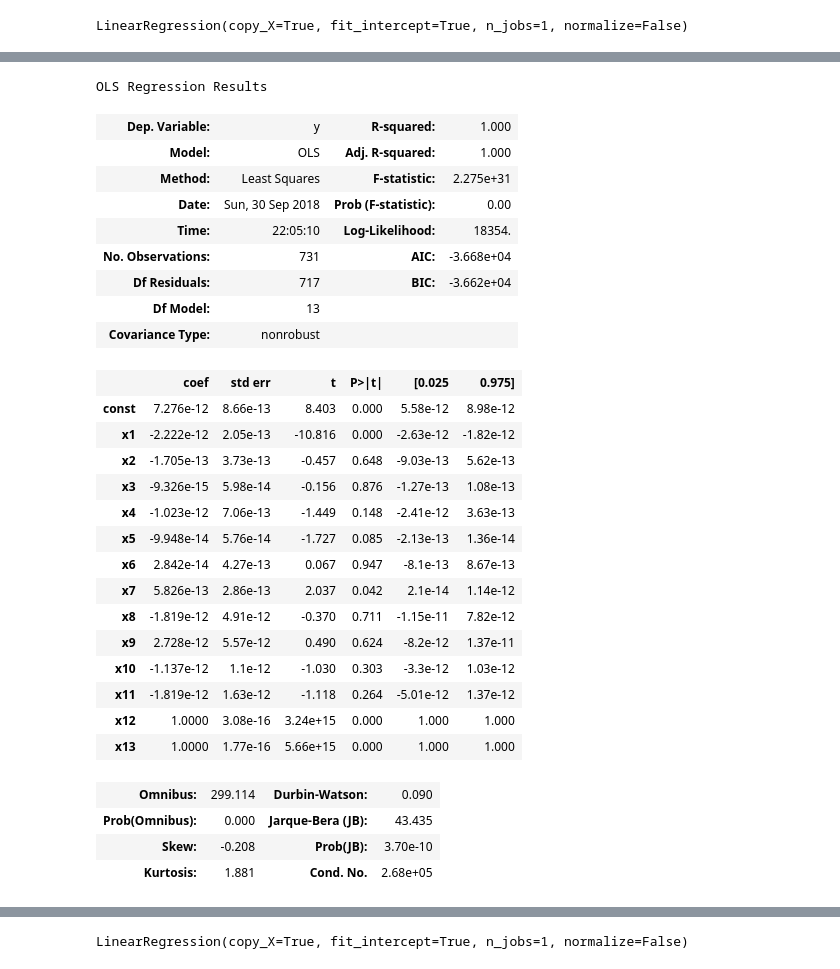
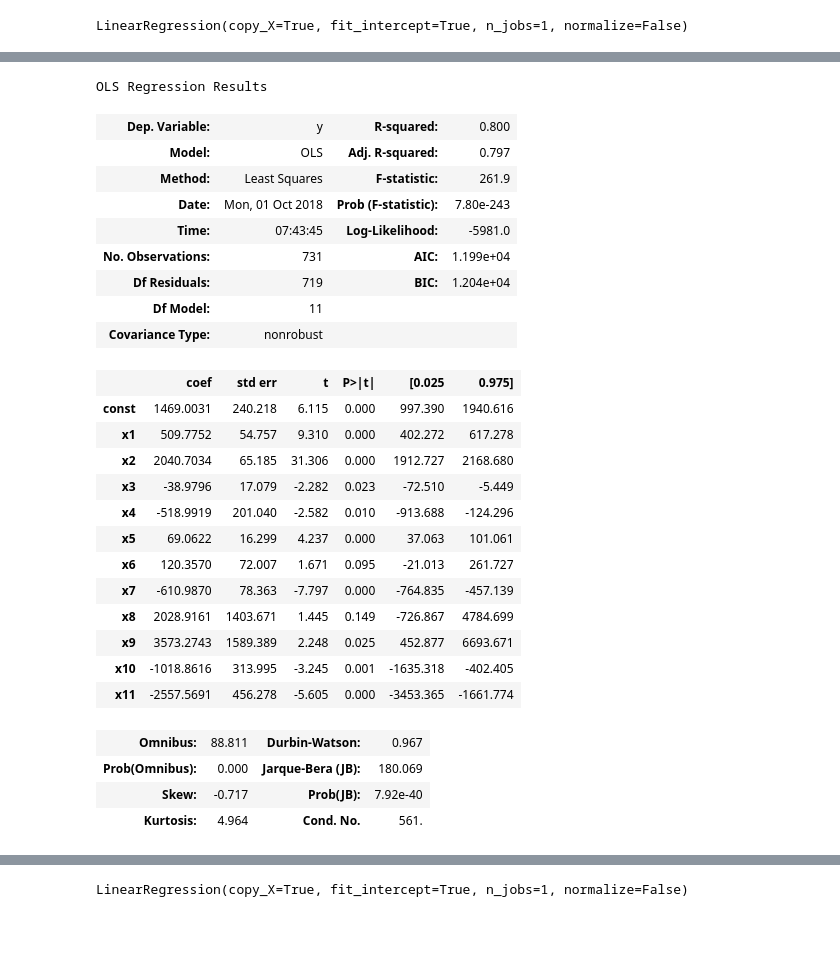
Before and after one commit to mUtterberg/kaggle-projects, a Jupyter notebook: Regressions/BikeShare.ipynb, the cells around one changed output, grey strips where cells are left out. Cells and saved outputs as stored; diff of their text form; code cells hidden in the pictures; blank space fills up the shorter version.

```diff
--- a/Regressions/BikeShare.ipynb
+++ b/Regressions/BikeShare.ipynb
@@ -109,9 +126,9 @@ display(hourly)
 # %% [markdown]
 # Building initial Multiple Linear Regressions
 # %%
-X_day = daily.iloc[:, 2:-1].values
+X_day = daily.iloc[:, 2:-3].values
 y_day = daily.iloc[:, 15].values
-X_hour = hourly.iloc[:, 2:-1].values
+X_hour = hourly.iloc[:, 2:-3].values
 y_hour = hourly.iloc[:, 16].values
 # %%
 X_day_train, X_day_test, y_day_train, y_day_test = train_test_split(X_day, y_day, test_size=0.25)
@@ -147,39 +164,37 @@ print(y_day_test -  y_day_pred)
 # %%
 # Backward elimination on daily dataset
 X_day = np.append(arr = np.ones((731,1)).astype(int), values = X_day, axis = 1)
-X_opt = X_day[:, [0, 1, 2, 3, 4, 5, 6, 7, 8, 9, 10, 11, 12, 13]]
+X_opt = X_day[:, [0, 1, 2, 3, 4, 5, 6, 7, 8, 9, 10, 11]]
 regressor_OLS = sm.OLS(endog = y_day, exog = X_opt).fit()
 regressor_OLS.summary()
 # Remove independent variables with P-value > .05:
-# Keep columns 0, 1, 7, 12, 13
+# Drop indices 6 & 8
 # %% [output]
 OLS Regression Results
-| Dep. Variable: | y | R-squared: | 1.000 |
-| Model: | OLS | Adj. R-squared: | 1.000 |
-| Method: | Least Squares | F-statistic: | 2.275e+31 |
-| Date: | Sun, 30 Sep 2018 | Prob (F-statistic): | 0.00 |
-| Time: | 22:05:10 | Log-Likelihood: | 18354. |
-| No. Observations: | 731 | AIC: | -3.668e+04 |
-| Df Residuals: | 717 | BIC: | -3.662e+04 |
-| Df Model: | 13 |  |  |
+| Dep. Variable: | y | R-squared: | 0.800 |
+| Model: | OLS | Adj. R-squared: | 0.797 |
+| Method: | Least Squares | F-statistic: | 261.9 |
+| Date: | Mon, 01 Oct 2018 | Prob (F-statistic): | 7.80e-243 |
+| Time: | 07:43:45 | Log-Likelihood: | -5981.0 |
+| No. Observations: | 731 | AIC: | 1.199e+04 |
+| Df Residuals: | 719 | BIC: | 1.204e+04 |
+| Df Model: | 11 |  |  |
 | Covariance Type: | nonrobust |  |  |
 |  | coef | std err | t | P>|t| | [0.025 | 0.975] |
-| const | 7.276e-12 | 8.66e-13 | 8.403 | 0.000 | 5.58e-12 | 8.98e-12 |
-| x1 | -2.222e-12 | 2.05e-13 | -10.816 | 0.000 | -2.63e-12 | -1.82e-12 |
-| x2 | -1.705e-13 | 3.73e-13 | -0.457 | 0.648 | -9.03e-13 | 5.62e-13 |
-| x3 | -9.326e-15 | 5.98e-14 | -0.156 | 0.876 | -1.27e-13 | 1.08e-13 |
-| x4 | -1.023e-12 | 7.06e-13 | -1.449 | 0.148 | -2.41e-12 | 3.63e-13 |
-| x5 | -9.948e-14 | 5.76e-14 | -1.727 | 0.085 | -2.13e-13 | 1.36e-14 |
-| x6 | 2.842e-14 | 4.27e-13 | 0.067 | 0.947 | -8.1e-13 | 8.67e-13 |
-| x7 | 5.826e-13 | 2.86e-13 | 2.037 | 0.042 | 2.1e-14 | 1.14e-12 |
-| x8 | -1.819e-12 | 4.91e-12 | -0.370 | 0.711 | -1.15e-11 | 7.82e-12 |
-| x9 | 2.728e-12 | 5.57e-12 | 0.490 | 0.624 | -8.2e-12 | 1.37e-11 |
-| x10 | -1.137e-12 | 1.1e-12 | -1.030 | 0.303 | -3.3e-12 | 1.03e-12 |
-| x11 | -1.819e-12 | 1.63e-12 | -1.118 | 0.264 | -5.01e-12 | 1.37e-12 |
-| x12 | 1.0000 | 3.08e-16 | 3.24e+15 | 0.000 | 1.000 | 1.000 |
-| x13 | 1.0000 | 1.77e-16 | 5.66e+15 | 0.000 | 1.000 | 1.000 |
+| const | 1469.0031 | 240.218 | 6.115 | 0.000 | 997.390 | 1940.616 |
+| x1 | 509.7752 | 54.757 | 9.310 | 0.000 | 402.272 | 617.278 |
+| x2 | 2040.7034 | 65.185 | 31.306 | 0.000 | 1912.727 | 2168.680 |
+| x3 | -38.9796 | 17.079 | -2.282 | 0.023 | -72.510 | -5.449 |
+| x4 | -518.9919 | 201.040 | -2.582 | 0.010 | -913.688 | -124.296 |
+| x5 | 69.0622 | 16.299 | 4.237 | 0.000 | 37.063 | 101.061 |
+| x6 | 120.3570 | 72.007 | 1.671 | 0.095 | -21.013 | 261.727 |
+| x7 | -610.9870 | 78.363 | -7.797 | 0.000 | -764.835 | -457.139 |
+| x8 | 2028.9161 | 1403.671 | 1.445 | 0.149 | -726.867 | 4784.699 |
+| x9 | 3573.2743 | 1589.389 | 2.248 | 0.025 | 452.877 | 6693.671 |
+| x10 | -1018.8616 | 313.995 | -3.245 | 0.001 | -1635.318 | -402.405 |
+| x11 | -2557.5691 | 456.278 | -5.605 | 0.000 | -3453.365 | -1661.774 |
-| Omnibus: | 299.114 | Durbin-Watson: | 0.090 |
-| Prob(Omnibus): | 0.000 | Jarque-Bera (JB): | 43.435 |
-| Skew: | -0.208 | Prob(JB): | 3.70e-10 |
-| Kurtosis: | 1.881 | Cond. No. | 2.68e+05 |
+| Omnibus: | 88.811 | Durbin-Watson: | 0.967 |
+| Prob(Omnibus): | 0.000 | Jarque-Bera (JB): | 180.069 |
+| Skew: | -0.717 | Prob(JB): | 7.92e-40 |
+| Kurtosis: | 4.964 | Cond. No. | 561. |
 # %%
```
Also changed, not shown: parts of 17 cells of this notebook.
